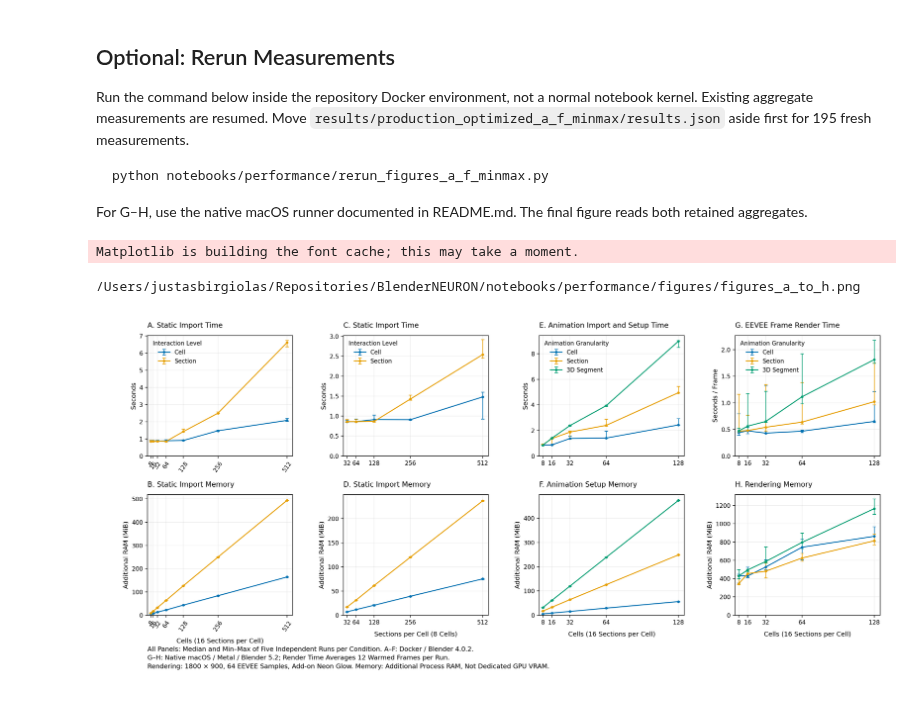
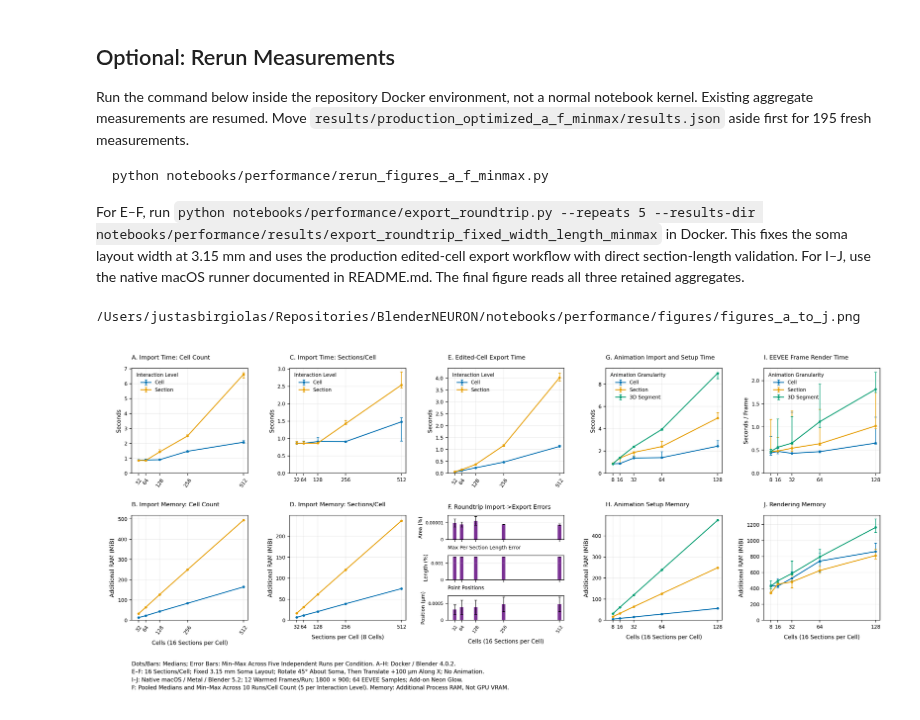
Before and after one commit to JustasB/BlenderNEURON, a Jupyter notebook: notebooks/performance/performance_evaluation.ipynb, the cells around one changed output. Drawn from its saved outputs; the diff is of its cells as text; code cells hidden in the pictures.

Commit message:
import/export/animation/render figure

````diff
--- a/notebooks/performance/performance_evaluation.ipynb
+++ b/notebooks/performance/performance_evaluation.ipynb
@@ -20,14 +20,13 @@ Run the command below inside the repository Docker environment, not a normal not
 python notebooks/performance/rerun_figures_a_f_minmax.py
 ```
 
-For G–H, use the native macOS runner documented in README.md. The final figure reads both retained aggregates.
+For E–F, run `python notebooks/performance/export_roundtrip.py --repeats 5 --results-dir notebooks/performance/results/export_roundtrip_fixed_width_length_minmax` in Docker. This fixes the soma layout width at 3.15 mm and uses the production edited-cell export workflow with direct section-length validation. For I–J, use the native macOS runner documented in README.md. The final figure reads all three retained aggregates.
 # %%
 # Final paper figure: regenerates PNG, SVG, and PDF from saved measurements.
-from plot_figures_a_to_h import main
+from plot_figures_a_to_j import main
 from IPython.display import Image, display
 main()
-display(Image(filename='figures/figures_a_to_h.png'))
+display(Image(filename='figures/figures_a_to_j.png'))
 # %% [output]
-Matplotlib is building the font cache; this may take a moment.
+/Users/justasbirgiolas/Repositories/BlenderNEURON/notebooks/performance/figures/figures_a_to_j.png
-/Users/justasbirgiolas/Repositories/BlenderNEURON/notebooks/performance/figures/figures_a_to_h.png
-[figure, old version]
+[figure, new version]
````
Also changed, not shown: parts of 3 cells of this notebook, 15 other files.
